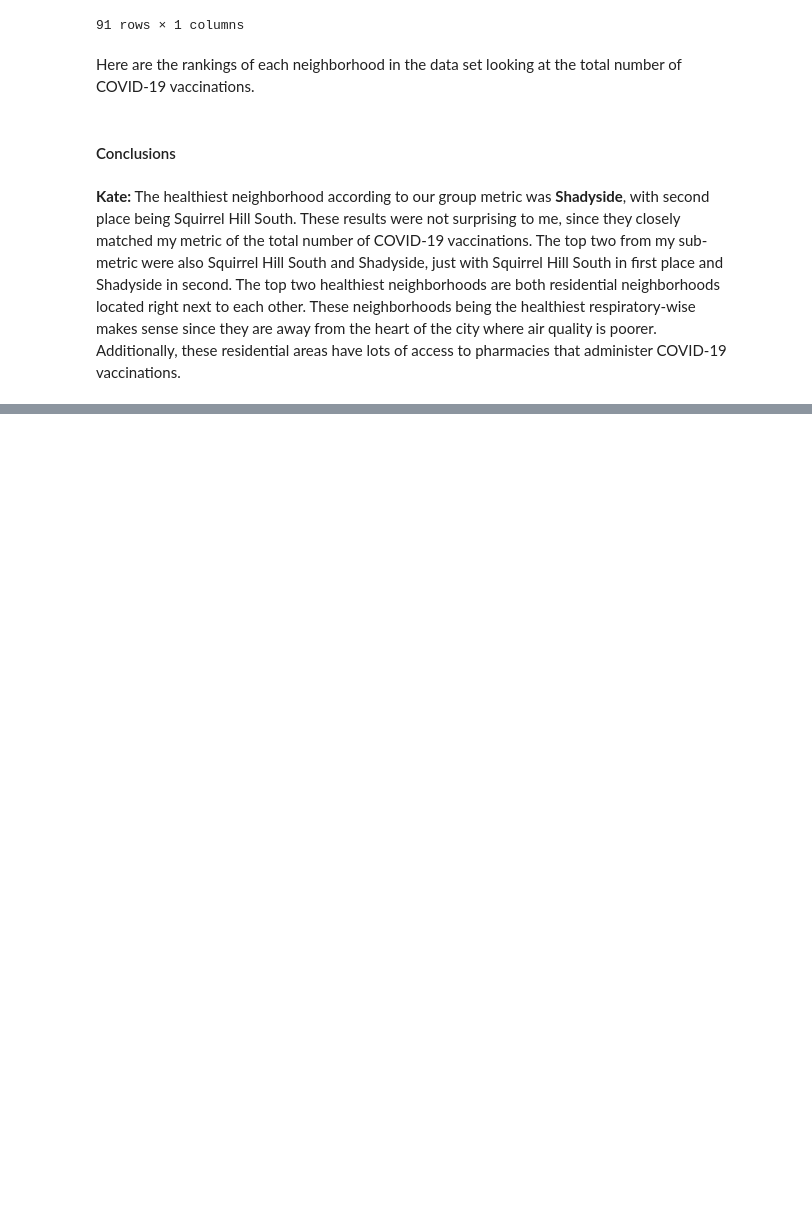
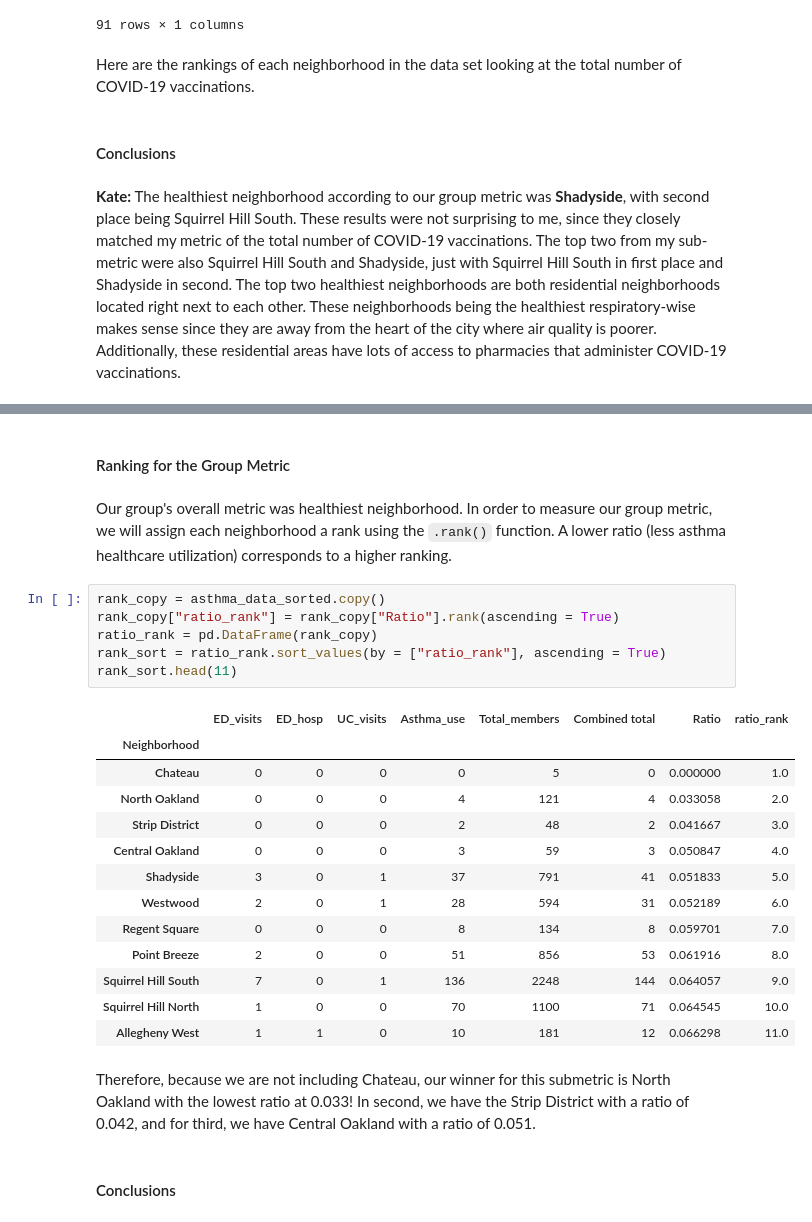
Before and after one commit to etc28/FinalProject5, a Jupyter notebook: Final5-Project-Notebook.ipynb, the cells around one changed output, grey strips where cells are left out. Cells and saved outputs as stored; diff of their text form; blank space fills up the shorter version.

```diff
--- a/Final5-Project-Notebook.ipynb
+++ b/Final5-Project-Notebook.ipynb
@@ -249,0 +456,28 @@ Here are the rankings of each neighborhood in the data set looking at the total
+# %% [markdown]
+#### Ranking for the Group Metric
+# %% [markdown]
+Our group's overall metric was healthiest neighborhood. In order to measure our group metric, we will assign each neighborhood a rank using the `.rank()` function. A lower ratio (less asthma healthcare utilization) corresponds to a higher ranking.
+# %%
+rank_copy = asthma_data_sorted.copy()
+rank_copy["ratio_rank"] = rank_copy["Ratio"].rank(ascending = True)
+ratio_rank = pd.DataFrame(rank_copy)
+rank_sort = ratio_rank.sort_values(by = ["ratio_rank"], ascending = True)
+rank_sort.head(11)
+# %% [output]
+|  | ED_visits | ED_hosp | UC_visits | Asthma_use | Total_members | Combined total | Ratio | ratio_rank |
+| Neighborhood |  |  |  |  |  |  |  |  |
+| Chateau | 0 | 0 | 0 | 0 | 5 | 0 | 0.000000 | 1.0 |
+| North Oakland | 0 | 0 | 0 | 4 | 121 | 4 | 0.033058 | 2.0 |
+| Strip District | 0 | 0 | 0 | 2 | 48 | 2 | 0.041667 | 3.0 |
+| Central Oakland | 0 | 0 | 0 | 3 | 59 | 3 | 0.050847 | 4.0 |
+| Shadyside | 3 | 0 | 1 | 37 | 791 | 41 | 0.051833 | 5.0 |
+| Westwood | 2 | 0 | 1 | 28 | 594 | 31 | 0.052189 | 6.0 |
+| Regent Square | 0 | 0 | 0 | 8 | 134 | 8 | 0.059701 | 7.0 |
+| Point Breeze | 2 | 0 | 0 | 51 | 856 | 53 | 0.061916 | 8.0 |
+| Squirrel Hill South | 7 | 0 | 1 | 136 | 2248 | 144 | 0.064057 | 9.0 |
+| Squirrel Hill North | 1 | 0 | 0 | 70 | 1100 | 71 | 0.064545 | 10.0 |
+| Allegheny West | 1 | 1 | 0 | 10 | 181 | 12 | 0.066298 | 11.0 |
+# %% [markdown]
+Therefore, because we are not including Chateau, our winner for this submetric is North Oakland with the lowest ratio at 0.033! In second, we have the Strip District with a ratio of 0.042, and for third, we have Central Oakland with a ratio of 0.051.
+# %% [markdown]
+#### Conclusions
```
Also changed, not shown: parts of 29 cells of this notebook, 1 other file.
